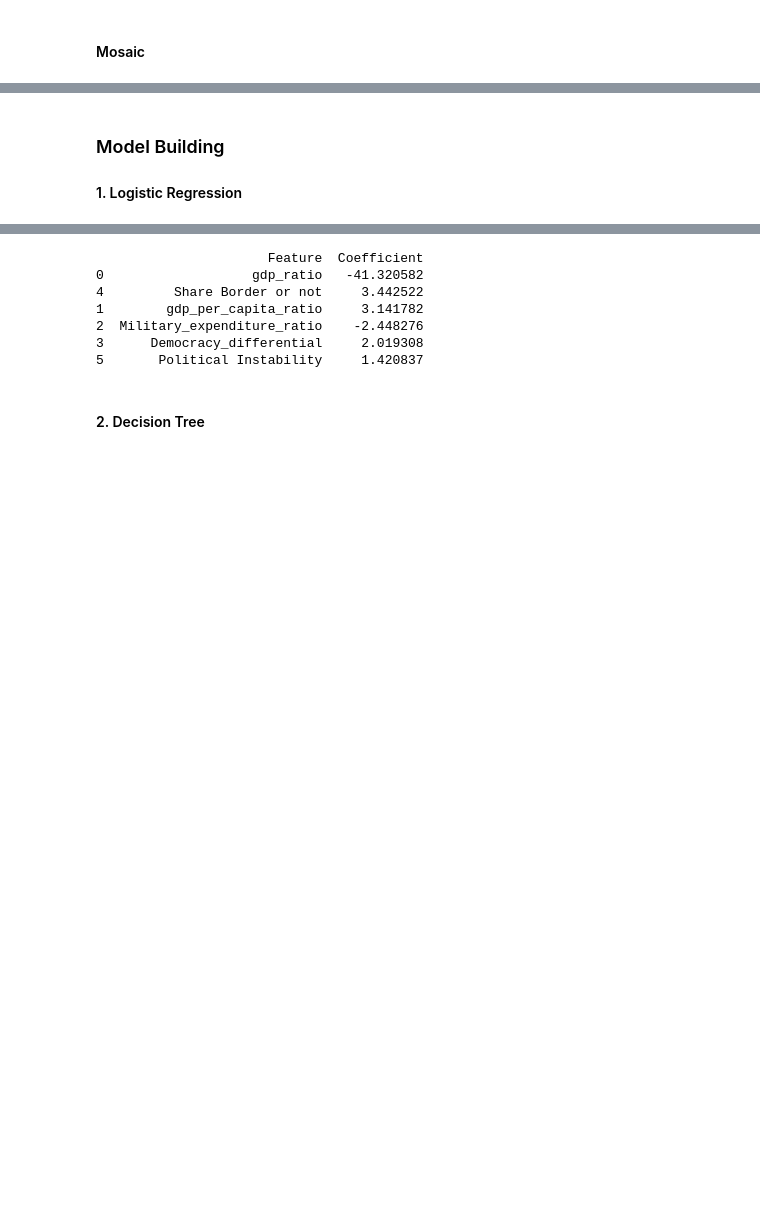
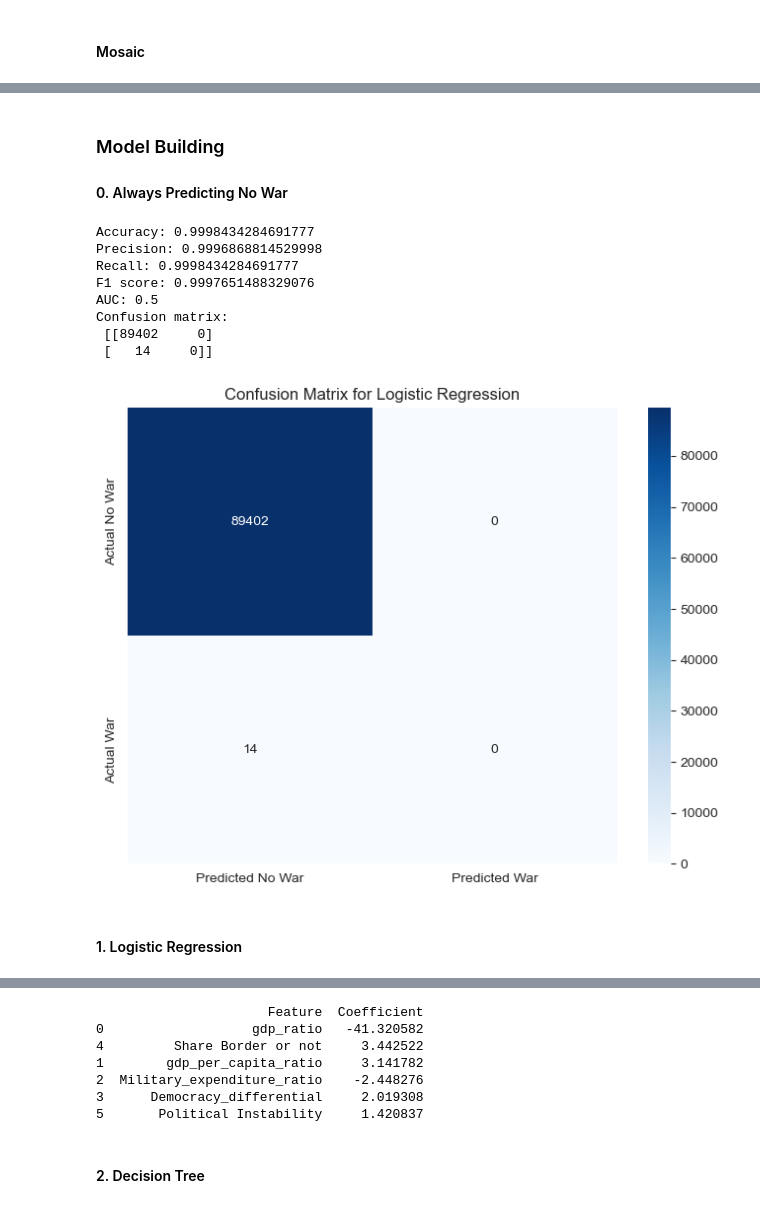
Before and after one commit to fif911/competition_data_preprocess, a Jupyter notebook: Modelling.ipynb, the cells around one changed output, grey strips where cells are left out. Cells and saved outputs as stored; diff of their text form; code cells hidden in the pictures; blank space fills up the shorter version.

```diff
--- a/Modelling.ipynb
+++ b/Modelling.ipynb
@@ -246,6 +253,56 @@ plt.show()
+# %% [markdown]
+### Model Building
+#### 0. Always Predicting No War
+# %%
+# create model to always predict no war
+from sklearn.metrics import accuracy_score, precision_score, recall_score, f1_score, roc_auc_score, confusion_matrix
+from sklearn.model_selection import train_test_split
+
+
+X = df[['gdp_ratio','gdp_per_capita_ratio','Military_expenditure_ratio','Democracy_differential','Share Border or not','Political Instability']]
+y = df['War or not']
+
+# Split the data into training and test sets
+X_train, X_test, y_train, y_test = train_test_split(X, y, test_size=0.2, random_state=42, stratify=y)
+
+# always predict no war
+y_pred = [0] * len(y_test)
+
+# Calculate evaluation metrics
+accuracy = accuracy_score(y_test, y_pred)
+precision = precision_score(y_test, y_pred, average='weighted')
+recall = recall_score(y_test, y_pred, average='weighted')
+f1 = f1_score(y_test, y_pred, average='weighted')
+roc_auc = roc_auc_score(y_test, y_pred)
+cm = confusion_matrix(y_test, y_pred)
+
+# Print the evaluation metrics
+print('Accuracy:', accuracy)
+print('Precision:', precision)
+print('Recall:', recall)
+print('F1 score:', f1)
+print('AUC:', roc_auc)
+print('Confusion matrix:\n', cm)
+
+# Confusion Matrix Visualization for Logistic Regression model
+
+plt.figure(figsize=(8, 6))
+sns.heatmap(cm, annot=True, fmt='g', cmap='Blues',
+            xticklabels=['Predicted No War', 'Predicted War'],
+            yticklabels=['Actual No War', 'Actual War'])
+plt.title('Confusion Matrix for Logistic Regression')
+plt.show()
+# %% [output]
+Accuracy: 0.9998434284691777
+Precision: 0.9996868814529998
+Recall: 0.9998434284691777
+F1 score: 0.9997651488329076
+AUC: 0.5
+Confusion matrix:
+ [[89402     0]
+ [   14     0]]
+[figure, added]
 # %% [markdown]
-### Model Building
-
 #### 1. Logistic Regression
 # %%
 from sklearn.linear_model import LogisticRegression
```
Also changed, not shown: parts of 26 cells of this notebook, 8 other files.
